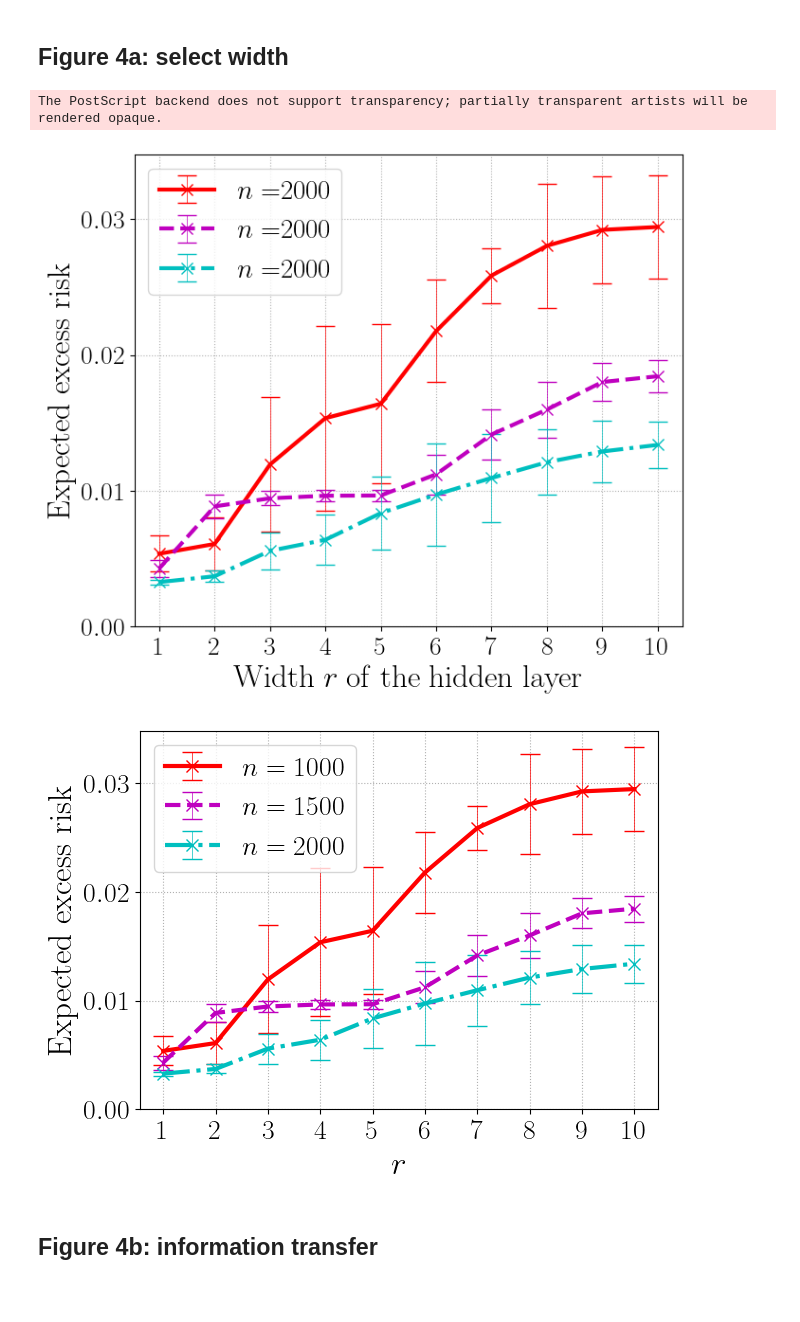
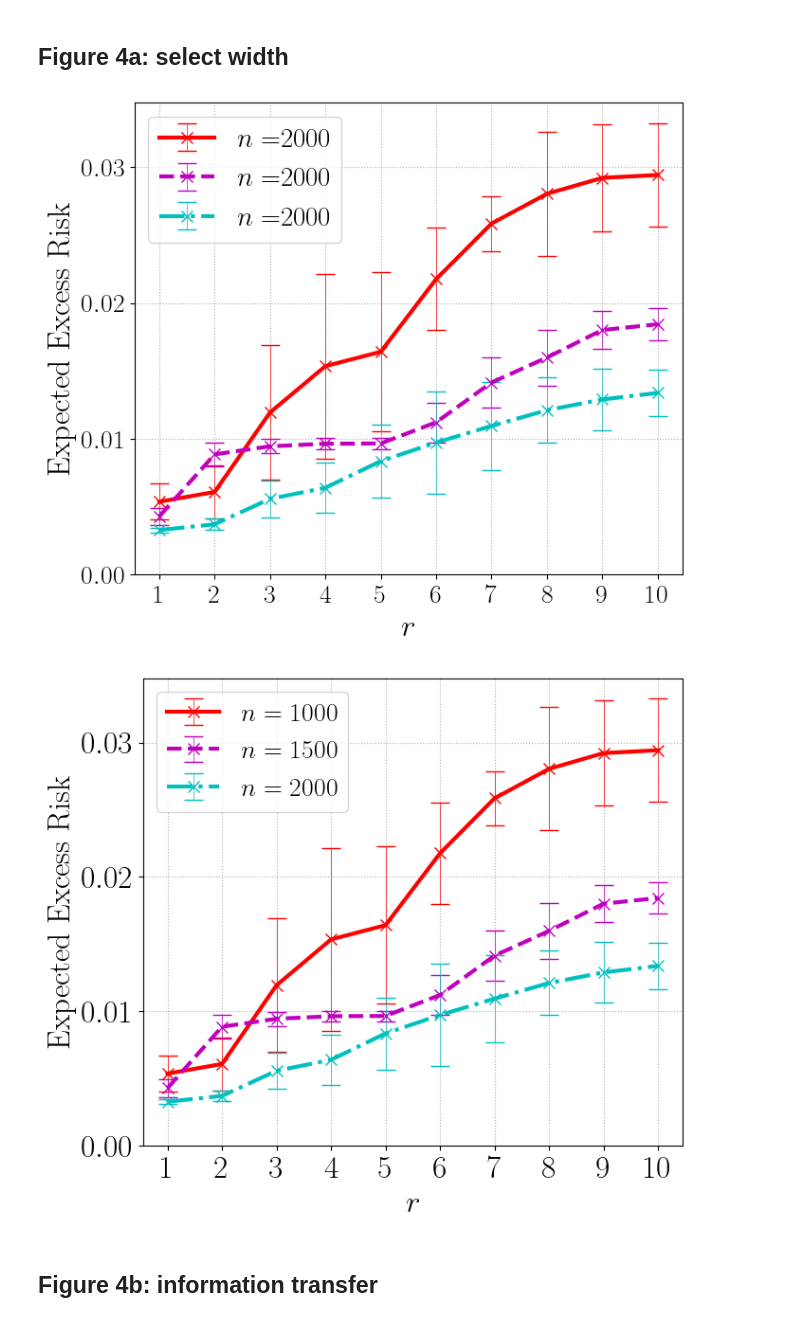
Before and after one commit to VirtuosoResearch/Transfer_learning_random_matrix_simulations, a Jupyter notebook: notebooks/multitask.ipynb, the cells around one changed output. Saved outputs shown, nothing was run; the diff lists cells and outputs as text; code cells hidden in the pictures; blank space fills up the shorter version.

```diff
--- a/notebooks/multitask.ipynb
+++ b/notebooks/multitask.ipynb
@@ -147,8 +150,8 @@ plt.errorbar(width_list, mean3, yerr=std3, elinewidth=0.5, capthick=1, capsize=7
 plt.errorbar(width_list, mean2, yerr=std2, elinewidth=0.5, capthick=1, capsize=7, c='m', lw=3, ls='dashed', marker='x', markersize=8, label = r'$n= $' + r'$\mathrm{'+str(n)+'}$')
 
 #plt.plot(width_list, emp_list1, label = r'$n=$' + str(n) + r', $\mu=$' + str(mu))
-plt.xlabel(r'$\mathrm{Width}~r~\mathrm{of~the~hidden~layer}$', fontsize=24)
-plt.ylabel(r'$\mathrm{Expected~excess~risk}$', fontsize=24)
+plt.xlabel(r'$r$', fontsize=24)
+plt.ylabel(r'$\mathrm{Expected~Excess~Risk}$', fontsize=24)
 
 
 width_list = [i for i in range(1, t+1)]
@@ -164,32 +167,32 @@ plt.xticks(np.arange(1, 11, 1), fontsize=20)
 plt.grid(ls = ':', lw=0.8)
 plt.legend(fontsize=21, loc='upper left')#,loc=3)
 plt.tight_layout()
-plt.savefig('multitask_width.eps')
+plt.savefig('multitask_width.pdf')
 # %% [output]
-The PostScript backend does not support transparency; partially transparent artists will be rendered opaque.
-[figure, old version]
+[figure, new version]
 # %%
+plt.figure(figsize=(7,6))
 plt.errorbar(width_list, mean3, yerr=std3, elinewidth=0.5, capthick=1, capsize=7, c='r', lw=3, marker='x', markersize=8, label = r'$n= 1000$')# + r'$\mathrm{'+str(n)+'}$')
 
 plt.errorbar(width_list, mean2, yerr=std2, elinewidth=0.5, capthick=1, capsize=7, c='m', lw=3, ls='dashed', marker='x', markersize=8, label = r'$n= 1500$')# + r'$\mathrm{' +str(n)+'}$')
 
 #plt.plot(width_list, emp_list1, label = r'$n=$' + str(n) + r', $\mu=$' + str(mu))
 plt.xlabel(r'$r$', fontsize=24)
-plt.ylabel(r'$\mathrm{Expected~excess~risk}$', fontsize=24)
+plt.ylabel(r'$\mathrm{Expected~Excess~Risk}$', fontsize=24)
 
 
 plt.errorbar(width_list, mean1, yerr=std1, elinewidth=0.5, capthick=1, capsize=7, c='c', lw=3, ls='dashdot', marker='x', markersize=8, label = r'$n= 2000$')# + r'$\mathrm{'+str(n)+'}$')
 
 
-plt.yticks(np.arange(0, 0.035, 0.01),fontsize=20)
-plt.xticks(np.arange(1, 11, 1), fontsize=20)
+plt.yticks(np.arange(0, 0.035, 0.01),fontsize=24)
+plt.xticks(np.arange(1, 11, 1), fontsize=24)
 
 plt.grid(ls = ':', lw=0.8)
 plt.legend(fontsize=20, loc='upper left')#,loc=3)
 plt.tight_layout()
 plt.savefig('multitask_width.pdf')
 # %% [output]
-[figure, old version]
+[figure, new version]
 # %% [markdown]
 ## Figure 4b: information transfer
 # %%
```
Also changed, not shown: parts of 2 cells of this notebook, 4 other files.
